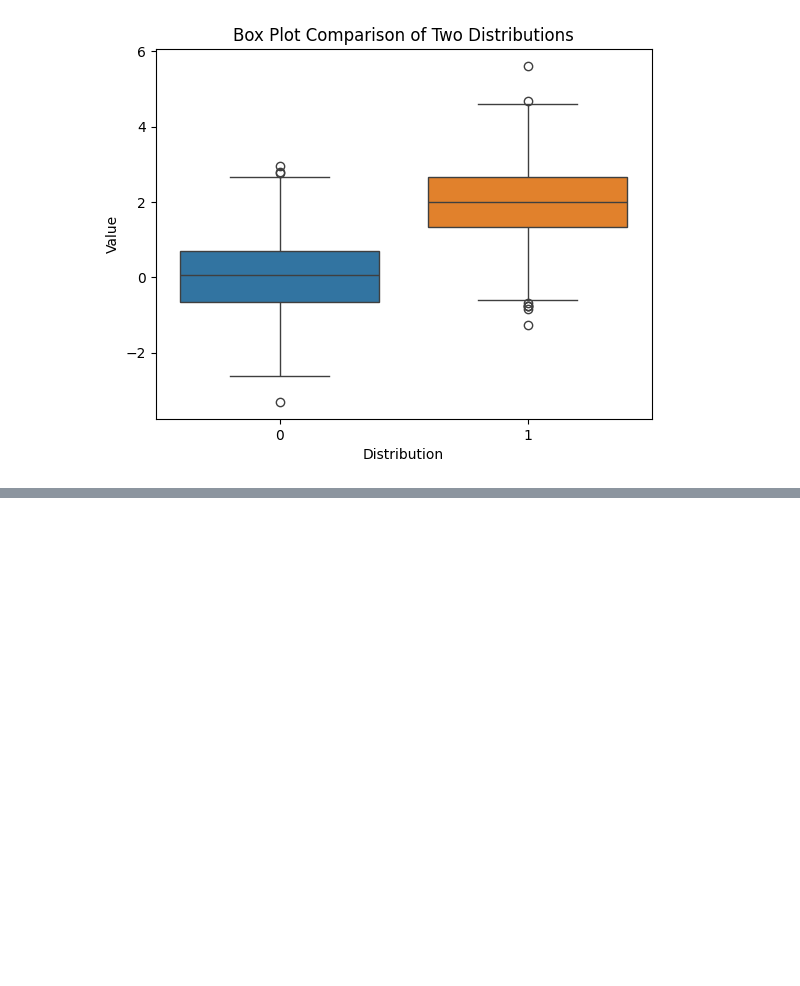
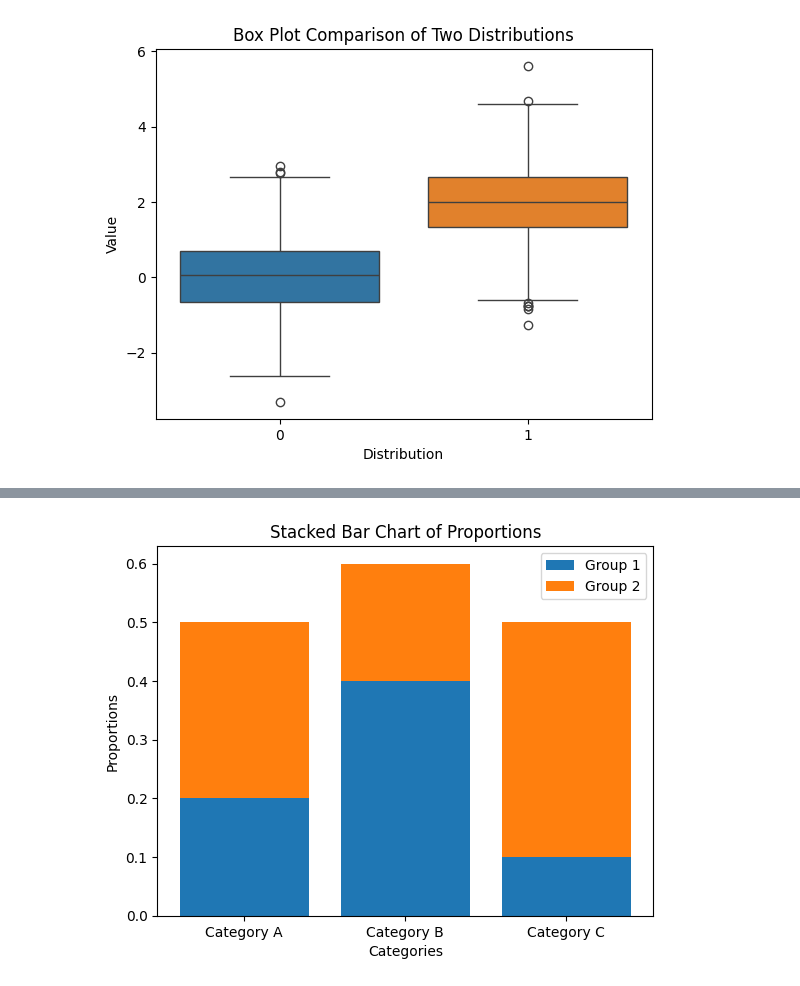
Before and after one commit to Nohan28/aiml, a Jupyter notebook: nohan23CS028.ipynb, the cells around one changed output, grey strips where cells are left out. Drawn from its saved outputs; the diff is of its cells as text; code cells hidden in the pictures; blank space fills up the shorter version.

```diff
--- a/nohan23CS028.ipynb
+++ b/nohan23CS028.ipynb
@@ -735,0 +750,18 @@ plt.show()
+# %%
+import matplotlib.pyplot as plt
+# Sample data representing proportions for multiple categories
+categories = ['Category A', 'Category B', 'Category C']
+proportions1 = [0.2, 0.4, 0.1]
+proportions2 = [0.3, 0.2, 0.4]
+# Create a stacked bar chart
+plt.bar(categories, proportions1, label='Group 1')
+plt.bar(categories, proportions2, bottom=proportions1, label='Group 2')
+# Adding labels and a legend
+plt.xlabel('Categories')
+plt.ylabel('Proportions')
+plt.title('Stacked Bar Chart of Proportions')
+plt.legend()
+# Show the plot
+plt.show()
+# %% [output]
+[figure, added]
```
Also changed, not shown: parts of 2 cells of this notebook.
